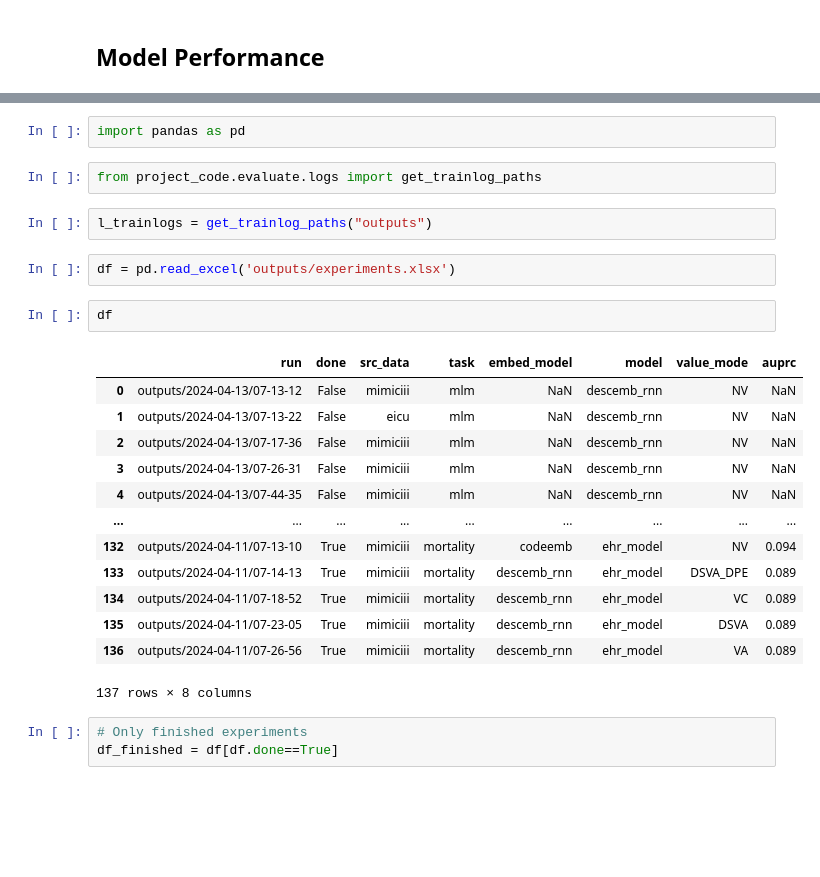
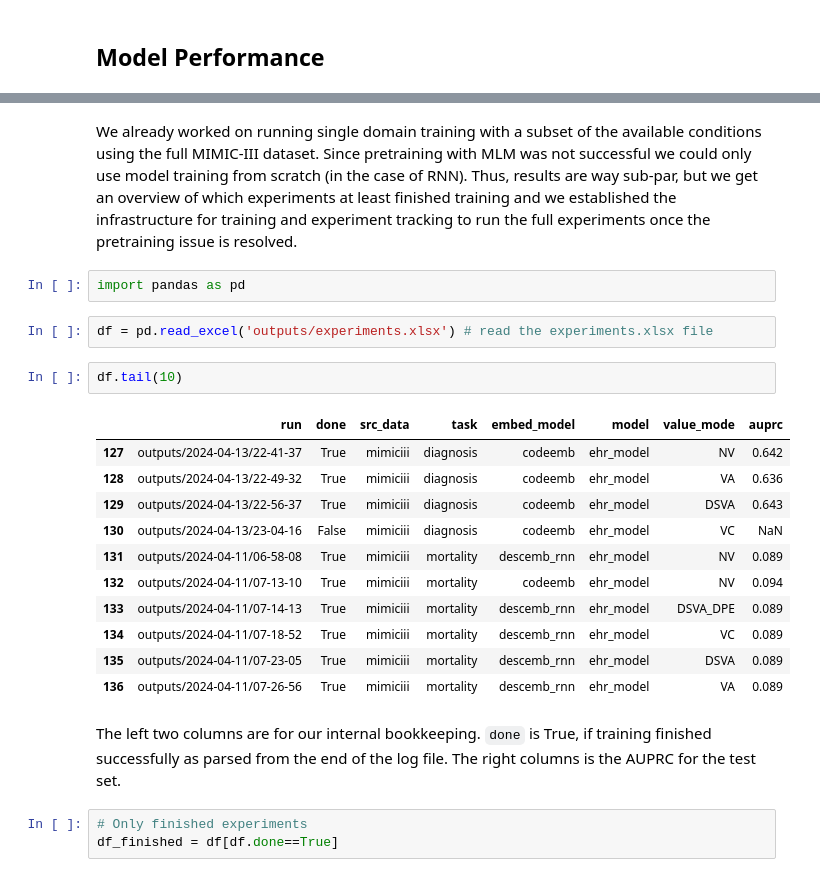
Before and after one commit to constantinkappel/dlh_project, a Jupyter notebook: 00_DL4H_Team_86_normank2_ajangid2_daniel43.ipynb, the cells around one changed output, grey strips where cells are left out. Cells and saved outputs as stored; diff of their text form; blank space fills up the shorter version.

Commit message:
Expanded Model Training, Results and added README

```diff
--- a/00_DL4H_Team_86_normank2_ajangid2_daniel43.ipynb
+++ b/00_DL4H_Team_86_normank2_ajangid2_daniel43.ipynb
@@ -391,27 +431,25 @@ There are three main tables in the paper which we will try to reproduce.
+# %% [markdown]
+We already worked on running single domain training with a subset of the available conditions using the full MIMIC-III dataset. Since pretraining with MLM was not successful we could only use model training from scratch (in the case of RNN). Thus, results are way sub-par, but we get an overview of which experiments at least finished training and we established the infrastructure for training and experiment tracking to run the full experiments once the pretraining issue is resolved.
 # %%
 import pandas as pd
-# %%
-from project_code.evaluate.logs import get_trainlog_paths
-# %%
-l_trainlogs = get_trainlog_paths("outputs")
 # %%
-df = pd.read_excel('outputs/experiments.xlsx')
+df = pd.read_excel('outputs/experiments.xlsx') # read the experiments.xlsx file
 # %%
-df
+df.tail(10)
 # %% [output]
 |  | run | done | src_data | task | embed_model | model | value_mode | auprc |
-| 0 | outputs/2024-04-13/07-13-12 | False | mimiciii | mlm | NaN | descemb_rnn | NV | NaN |
-| 1 | outputs/2024-04-13/07-13-22 | False | eicu | mlm | NaN | descemb_rnn | NV | NaN |
-| 2 | outputs/2024-04-13/07-17-36 | False | mimiciii | mlm | NaN | descemb_rnn | NV | NaN |
-| 3 | outputs/2024-04-13/07-26-31 | False | mimiciii | mlm | NaN | descemb_rnn | NV | NaN |
-| 4 | outputs/2024-04-13/07-44-35 | False | mimiciii | mlm | NaN | descemb_rnn | NV | NaN |
-| ... | ... | ... | ... | ... | ... | ... | ... | ... |
+| 127 | outputs/2024-04-13/22-41-37 | True | mimiciii | diagnosis | codeemb | ehr_model | NV | 0.642 |
+| 128 | outputs/2024-04-13/22-49-32 | True | mimiciii | diagnosis | codeemb | ehr_model | VA | 0.636 |
+| 129 | outputs/2024-04-13/22-56-37 | True | mimiciii | diagnosis | codeemb | ehr_model | DSVA | 0.643 |
+| 130 | outputs/2024-04-13/23-04-16 | False | mimiciii | diagnosis | codeemb | ehr_model | VC | NaN |
+| 131 | outputs/2024-04-11/06-58-08 | True | mimiciii | mortality | descemb_rnn | ehr_model | NV | 0.089 |
 | 132 | outputs/2024-04-11/07-13-10 | True | mimiciii | mortality | codeemb | ehr_model | NV | 0.094 |
 | 133 | outputs/2024-04-11/07-14-13 | True | mimiciii | mortality | descemb_rnn | ehr_model | DSVA_DPE | 0.089 |
 | 134 | outputs/2024-04-11/07-18-52 | True | mimiciii | mortality | descemb_rnn | ehr_model | VC | 0.089 |
 | 135 | outputs/2024-04-11/07-23-05 | True | mimiciii | mortality | descemb_rnn | ehr_model | DSVA | 0.089 |
 | 136 | outputs/2024-04-11/07-26-56 | True | mimiciii | mortality | descemb_rnn | ehr_model | VA | 0.089 |
-137 rows × 8 columns
+# %% [markdown]
+The left two columns are for our internal bookkeeping. `done` is True, if training finished successfully as parsed from the end of the log file. The right columns is the AUPRC for the test set.
 # %%
 # Only finished experiments
 df_finished = df[df.done==True]
```
Also changed, not shown: parts of 23 cells of this notebook, 2 other files.
